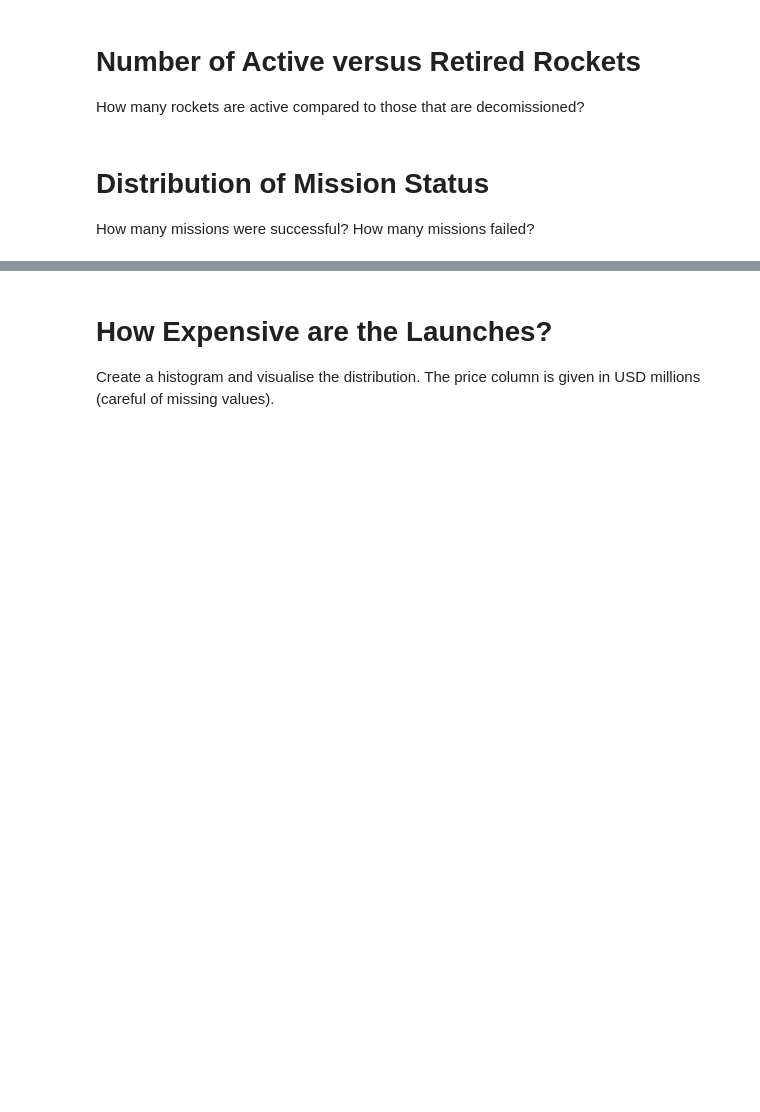
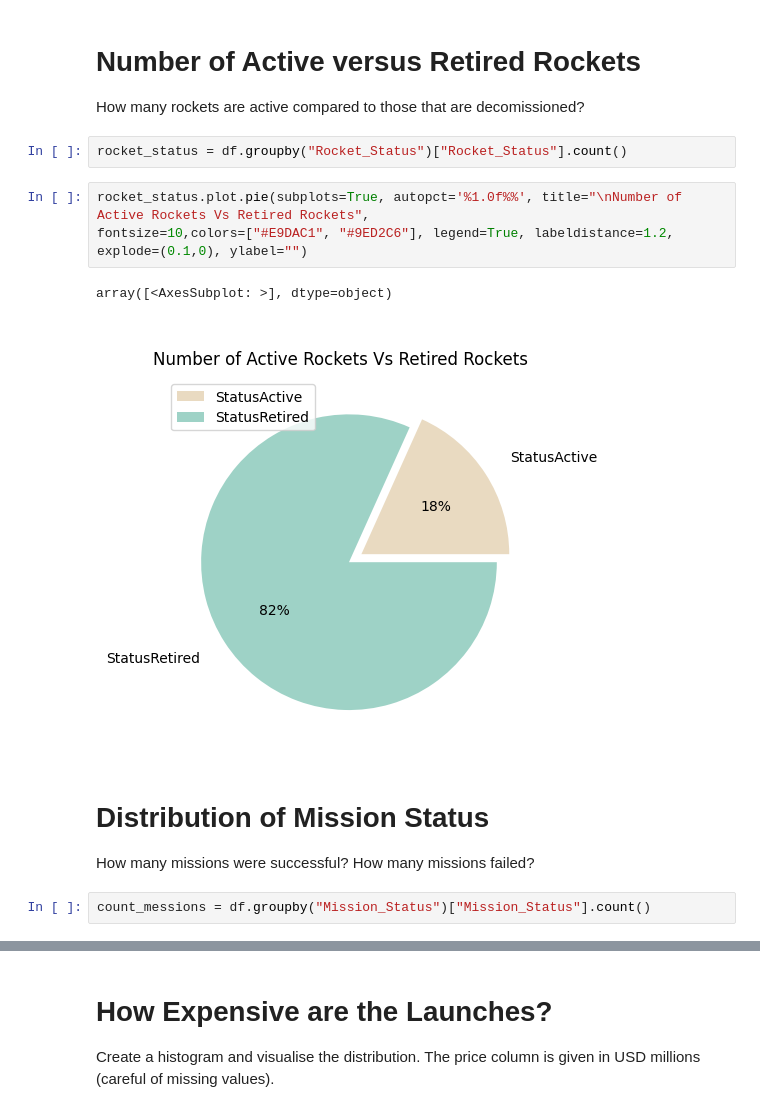
Before and after one commit to yazanismail1/space-race, a Jupyter notebook: main.ipynb, the cells around one changed output, grey strips where cells are left out. Drawn from its saved outputs; the diff is of its cells as text; blank space fills up the shorter version.

```diff
--- a/main.ipynb
+++ b/main.ipynb
@@ -34,8 +113,18 @@ Create a chart that shows the number of space mission launches by organisation.
 # Number of Active versus Retired Rockets
 
 How many rockets are active compared to those that are decomissioned?
+# %%
+rocket_status = df.groupby("Rocket_Status")["Rocket_Status"].count()
+# %%
+rocket_status.plot.pie(subplots=True, autopct='%1.0f%%', title="\nNumber of Active Rockets Vs Retired Rockets",
+fontsize=10,colors=["#E9DAC1", "#9ED2C6"], legend=True, labeldistance=1.2, explode=(0.1,0), ylabel="")
+# %% [output]
+array([<AxesSubplot: >], dtype=object)
+[figure, added]
 # %% [markdown]
 # Distribution of Mission Status
 
 How many missions were successful?
 How many missions failed?
+# %%
+count_messions = df.groupby("Mission_Status")["Mission_Status"].count()
```
Also changed, not shown: parts of 41 cells of this notebook, 2 other files.
